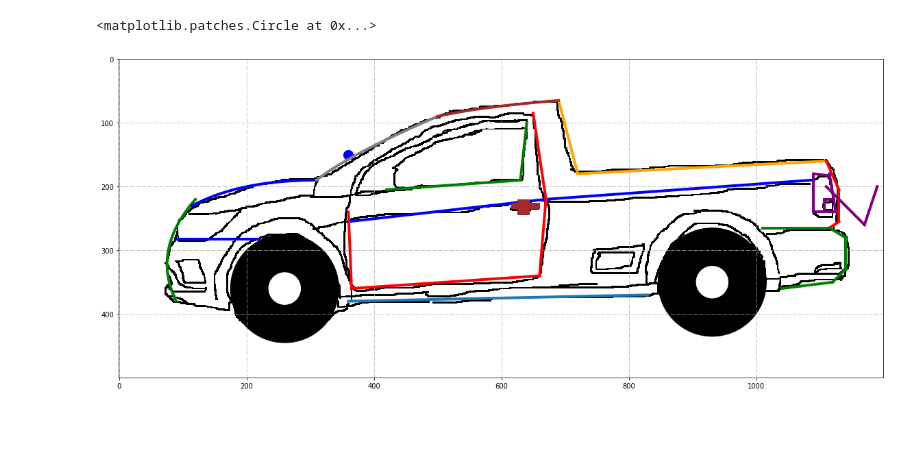
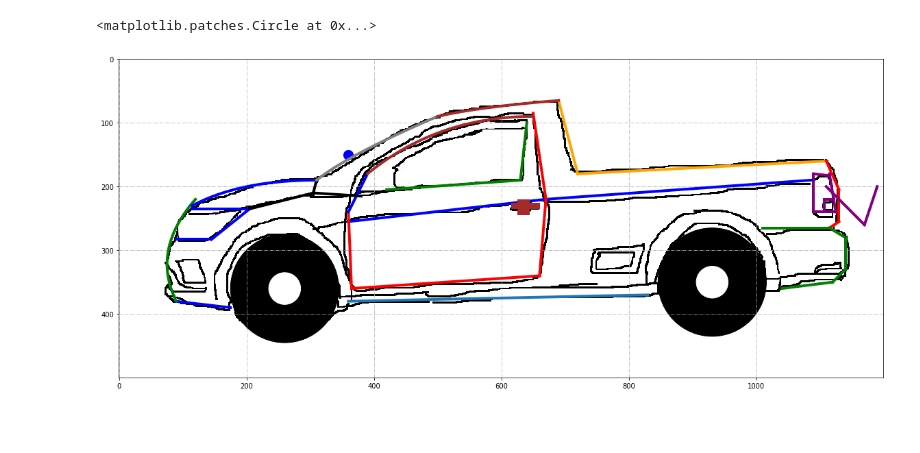
Before and after one commit to BCC-Allan/Carro_grafico, a Jupyter notebook: bezier.ipynb, the cells around one changed output. Drawn from its saved outputs; the diff is of its cells as text; code cells hidden in the pictures.

```diff
--- a/bezier.ipynb
+++ b/bezier.ipynb
@@ -58,9 +58,9 @@ p2t = (565, 75)  # curva
 p3t = (690, 65)
 
 # vidro cima
-p1v = (390, 190)
+p1v = (390, 180)
 p2v = (500, 90)
-p3v = (620, 90)
+p3v = (650, 90)
 
 
 
@@ -250,36 +250,67 @@ ax.plot(janela1, janela2,
 farol1 = (90, 145) # x, x
 farol2 = (283, 283) # y, y
 
-farol3 = (145, 220) # x, x
-farol4 = (283, 283) # y, y
+farol3 = (145, 205) # x, x
+farol4 = (283, 235) # y, y
+
+farol5 = (205, 115) # x, x
+farol6 = (235, 235) # y, y
 
 ax.plot(farol1, farol2,
         farol3, farol4,
+        farol5, farol6,
         color='blue', linewidth=4.0, linestyle='-')
 
 
 kk = [eq_base(z)for z in T]
 ax.plot([x[0] for x in kk], [x[1] for x in kk], linewidth=4.0, linestyle='-')
 
+baixo1 = (89, 175)
+baixo2 = (380, 390)
+
+portinha1 = (360, 390)
+portinha2 = (240, 180)
+
+ax.plot(portinha1, portinha2,
+        color='blue', linewidth=4.0, linestyle='-')
+
+ax.plot(baixo1, baixo2,
+        color='blue', linewidth=4.0, linestyle='-')
+
+
+detalhe1 = (205, 305) # x, x
+detalhe2 = (235, 210) # y, y
+
+detalhe3 = (305, 310) # x, x
+detalhe4 = (210, 190) # y, y
+
+detalhe5 = (305, 380) # x, x
+detalhe6 = (210, 215) # y, y
+
+ax.plot(detalhe1, detalhe2,
+        detalhe3, detalhe4,
+        detalhe5, detalhe6,
+        color='black', linewidth=4.0, linestyle='-')
 
 ax.plot(X, Y, color='green', linewidth=4.0, linestyle='-') # Para dianteiro
 ax.plot(Xc, Yc, color='blue', linewidth=4.0, linestyle='-') # Para dianteiro
 ax.plot(Xj, Yj, color='grey', linewidth=4.0, linestyle='-') # Janela
 ax.plot(Xt, Yt, color='brown', linewidth=4.0, linestyle='-') # Teto
+ax.plot(Xv, Yv, color='brown', linewidth=4.0, linestyle='-') # Teto
 
 # traseira
 circle1 = plt.Circle((931, 350), 85, color='black')
 ax.add_artist(circle1)
 circle1 = plt.Circle((931, 350), 25, color='white')
 ax.add_artist(circle1)
 
 #dianteira
 circle1 = plt.Circle((260, 360), 85, color='black')
 ax.add_artist(circle1)
 circle1 = plt.Circle((260, 360), 25, color='white')
 ax.add_artist(circle1)
 # %% [output]
 <matplotlib.patches.Circle at 0x...>
-[figure, old version]
+[figure, new version]
 # %% [markdown]
 #####
```
